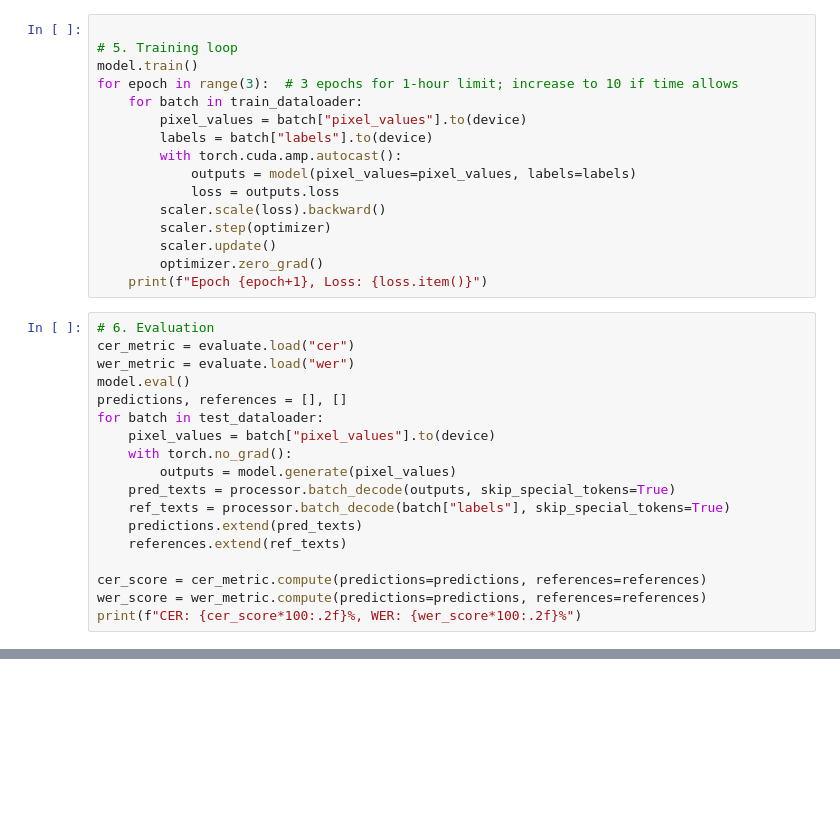
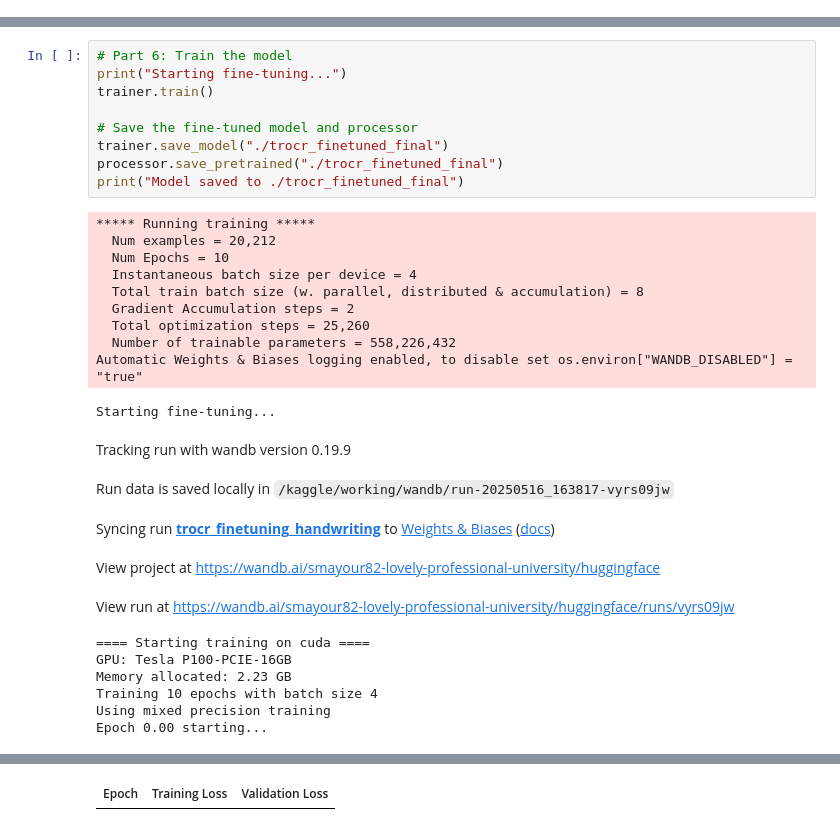
Before and after one commit to mayourbukhari/AI-and-ML-Resources, a Jupyter notebook: Mohsin_Bukhari_OCR_Code.ipynb, the cells around one changed output, grey strips where cells are left out. Drawn from its saved outputs; the diff is of its cells as text; blank space fills up the shorter version.

```diff
--- a/Mohsin_Bukhari_OCR_Code.ipynb
+++ b/Mohsin_Bukhari_OCR_Code.ipynb
@@ -135,34 +2,0 @@ scaler = torch.cuda.amp.GradScaler()  # Mixed precision
-# %%
-
-# 5. Training loop
-model.train()
-for epoch in range(3):  # 3 epochs for 1-hour limit; increase to 10 if time allows
-    for batch in train_dataloader:
-        pixel_values = batch["pixel_values"].to(device)
-        labels = batch["labels"].to(device)
-        with torch.cuda.amp.autocast():
-            outputs = model(pixel_values=pixel_values, labels=labels)
-            loss = outputs.loss
-        scaler.scale(loss).backward()
-        scaler.step(optimizer)
-        scaler.update()
-        optimizer.zero_grad()
-    print(f"Epoch {epoch+1}, Loss: {loss.item()}")
-# %%
-# 6. Evaluation
-cer_metric = evaluate.load("cer")
-wer_metric = evaluate.load("wer")
-model.eval()
-predictions, references = [], []
-for batch in test_dataloader:
-    pixel_values = batch["pixel_values"].to(device)
-    with torch.no_grad():
-        outputs = model.generate(pixel_values)
-    pred_texts = processor.batch_decode(outputs, skip_special_tokens=True)
-    ref_texts = processor.batch_decode(batch["labels"], skip_special_tokens=True)
-    predictions.extend(pred_texts)
-    references.extend(ref_texts)
-
-cer_score = cer_metric.compute(predictions=predictions, references=references)
-wer_score = wer_metric.compute(predictions=predictions, references=references)
-print(f"CER: {cer_score*100:.2f}%, WER: {wer_score*100:.2f}%")
@@ -216,0 +509,31 @@ ValueError: Invalid dataset handle: https://www.kaggle.com/datasets/andrianang/i
+# %%
+# Part 6: Train the model
+print("Starting fine-tuning...")
+trainer.train()
+
+# Save the fine-tuned model and processor
+trainer.save_model("./trocr_finetuned_final")
+processor.save_pretrained("./trocr_finetuned_final")
+print("Model saved to ./trocr_finetuned_final")
+# %% [output]
+***** Running training *****
+  Num examples = 20,212
+  Num Epochs = 10
+  Instantaneous batch size per device = 4
+  Total train batch size (w. parallel, distributed & accumulation) = 8
+  Gradient Accumulation steps = 2
+  Total optimization steps = 25,260
+  Number of trainable parameters = 558,226,432
+Automatic Weights & Biases logging enabled, to disable set os.environ["WANDB_DISABLED"] = "true"
+Starting fine-tuning...
+Tracking run with wandb version 0.19.9
+Run data is saved locally in /kaggle/working/wandb/run-20250516_163817-vyrs09jw
+Syncing run trocr_finetuning_handwriting to Weights & Biases (docs)
+View project at https://wandb.ai/smayour82-lovely-professional-university/huggingface
+View run at https://wandb.ai/smayour82-lovely-professional-university/huggingface/runs/vyrs09jw
+==== Starting training on cuda ====
+GPU: Tesla P100-PCIE-16GB
+Memory allocated: 2.23 GB
+Training 10 epochs with batch size 4
+Using mixed precision training
+Epoch 0.00 starting...
@@ -216,0 +542 @@ ValueError: Invalid dataset handle: https://www.kaggle.com/datasets/andrianang/i
+| Epoch | Training Loss | Validation Loss |
```
Also changed, not shown: parts of 17 cells of this notebook.
